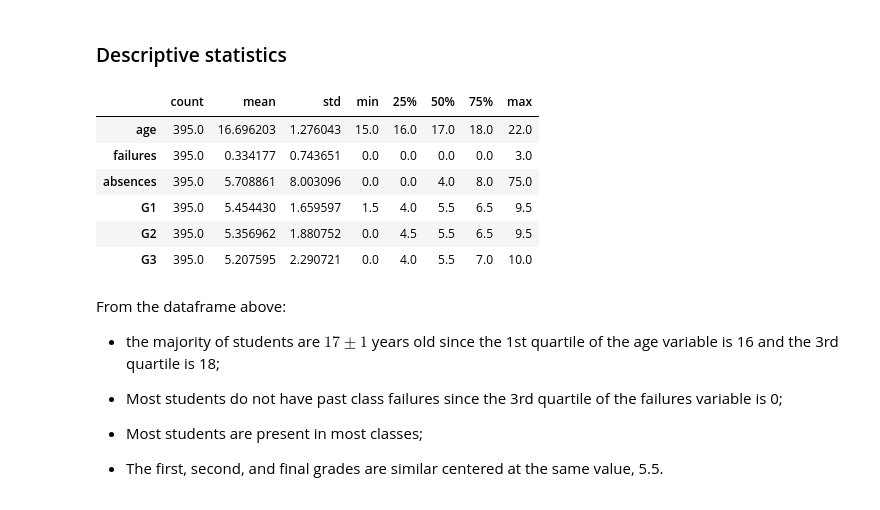
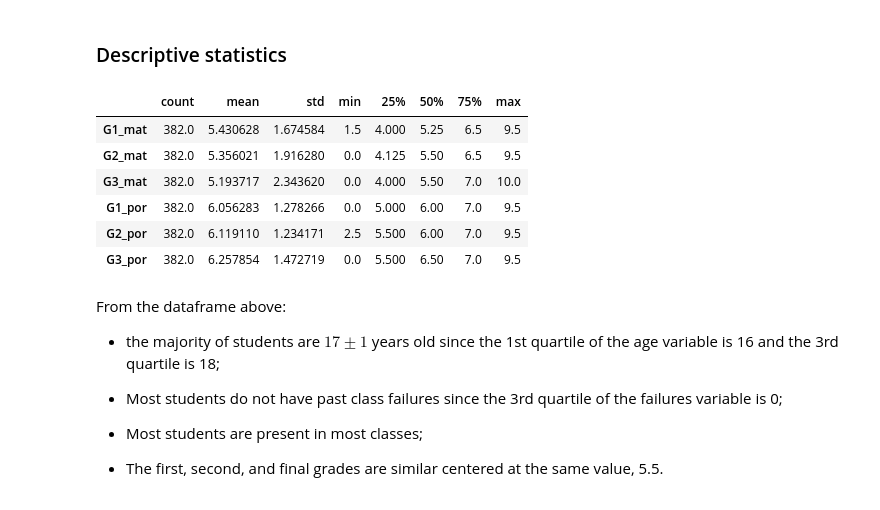
Before and after one commit to nicolaubruno/ML_projects, a Jupyter notebook: Factor Analysis/PCA.ipynb, the cells around one changed output. Cells and saved outputs as stored; diff of their text form; code cells hidden in the pictures.

```diff
--- a/Factor Analysis/PCA.ipynb
+++ b/Factor Analysis/PCA.ipynb
@@ -54,11 +29,13 @@ Since PCA is restricted to *continuous numerical variables*, we must filter non-
 # %%
 # Dataset object from the script data_wrangling
 dataset = dw.Dataset()
-df = dataset.get_df(subject = 'mat')
+
+# Get dataset from students with grades in both subjects
+df = dataset.get_df(subject = 'both', dtype = 'float')
 
 # Let us rescale the grades so that the maximum will be 10 instead of 20
-#df[['G1_mat', 'G2_mat', 'G3_mat', 'G1_por', 'G2_por', 'G3_por']] *= 0.5
+df *= 0.5
 
-df[['G1_mat', 'G2_mat', 'G3_mat', 'G1_por', 'G2_por', 'G3_por']]
+df
 # %% [output]
 |  | G1_mat | G2_mat | G3_mat | G1_por | G2_por | G3_por |
@@ -95,15 +54,15 @@ array([104,  98,  82,  82,  24,   3,   1,   1])
 # %% [markdown]
 ### Descriptive statistics
 # %%
-mat_df.describe().transpose()
+df.describe().transpose()
 # %% [output]
 |  | count | mean | std | min | 25% | 50% | 75% | max |
-| age | 395.0 | 16.696203 | 1.276043 | 15.0 | 16.0 | 17.0 | 18.0 | 22.0 |
-| failures | 395.0 | 0.334177 | 0.743651 | 0.0 | 0.0 | 0.0 | 0.0 | 3.0 |
-| absences | 395.0 | 5.708861 | 8.003096 | 0.0 | 0.0 | 4.0 | 8.0 | 75.0 |
-| G1 | 395.0 | 5.454430 | 1.659597 | 1.5 | 4.0 | 5.5 | 6.5 | 9.5 |
-| G2 | 395.0 | 5.356962 | 1.880752 | 0.0 | 4.5 | 5.5 | 6.5 | 9.5 |
-| G3 | 395.0 | 5.207595 | 2.290721 | 0.0 | 4.0 | 5.5 | 7.0 | 10.0 |
+| G1_mat | 382.0 | 5.430628 | 1.674584 | 1.5 | 4.000 | 5.25 | 6.5 | 9.5 |
+| G2_mat | 382.0 | 5.356021 | 1.916280 | 0.0 | 4.125 | 5.50 | 6.5 | 9.5 |
+| G3_mat | 382.0 | 5.193717 | 2.343620 | 0.0 | 4.000 | 5.50 | 7.0 | 10.0 |
+| G1_por | 382.0 | 6.056283 | 1.278266 | 0.0 | 5.000 | 6.00 | 7.0 | 9.5 |
+| G2_por | 382.0 | 6.119110 | 1.234171 | 2.5 | 5.500 | 6.00 | 7.0 | 9.5 |
+| G3_por | 382.0 | 6.257854 | 1.472719 | 0.0 | 5.500 | 6.50 | 7.0 | 9.5 |
 # %% [markdown]
 From the dataframe above:
 
```
Also changed, not shown: parts of 4 cells of this notebook, 2 other files.
